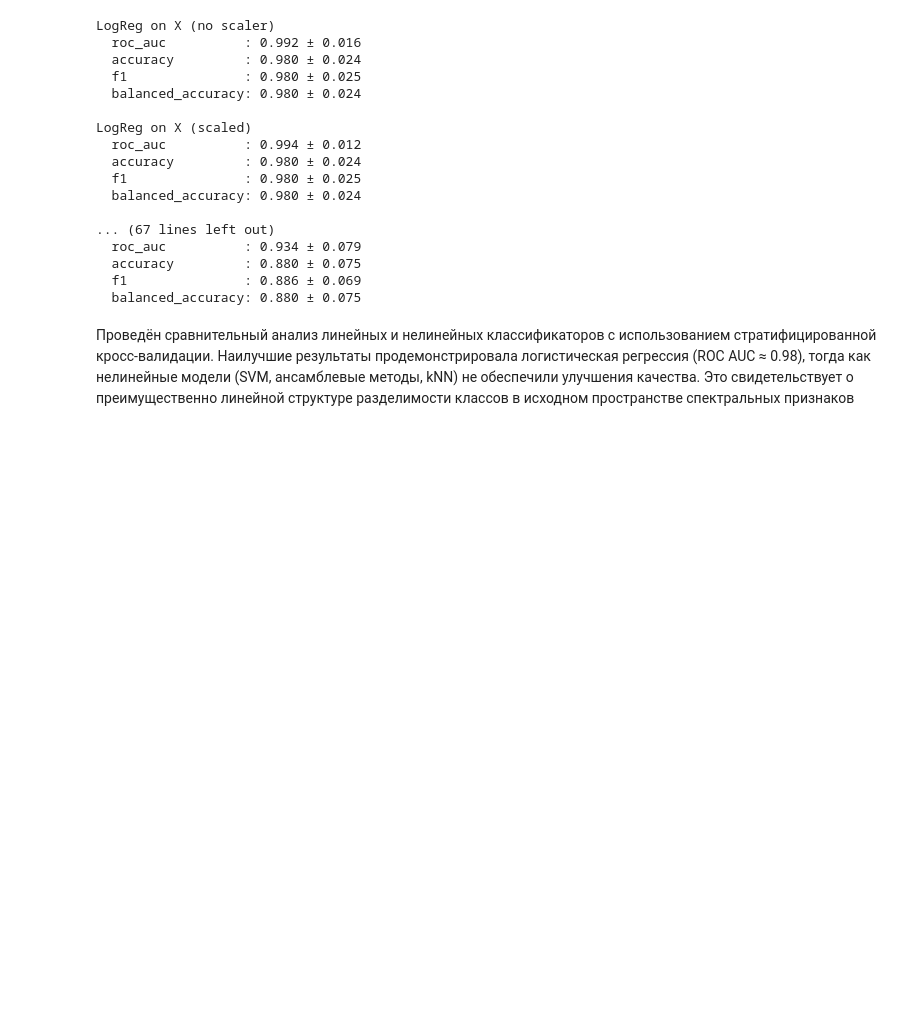
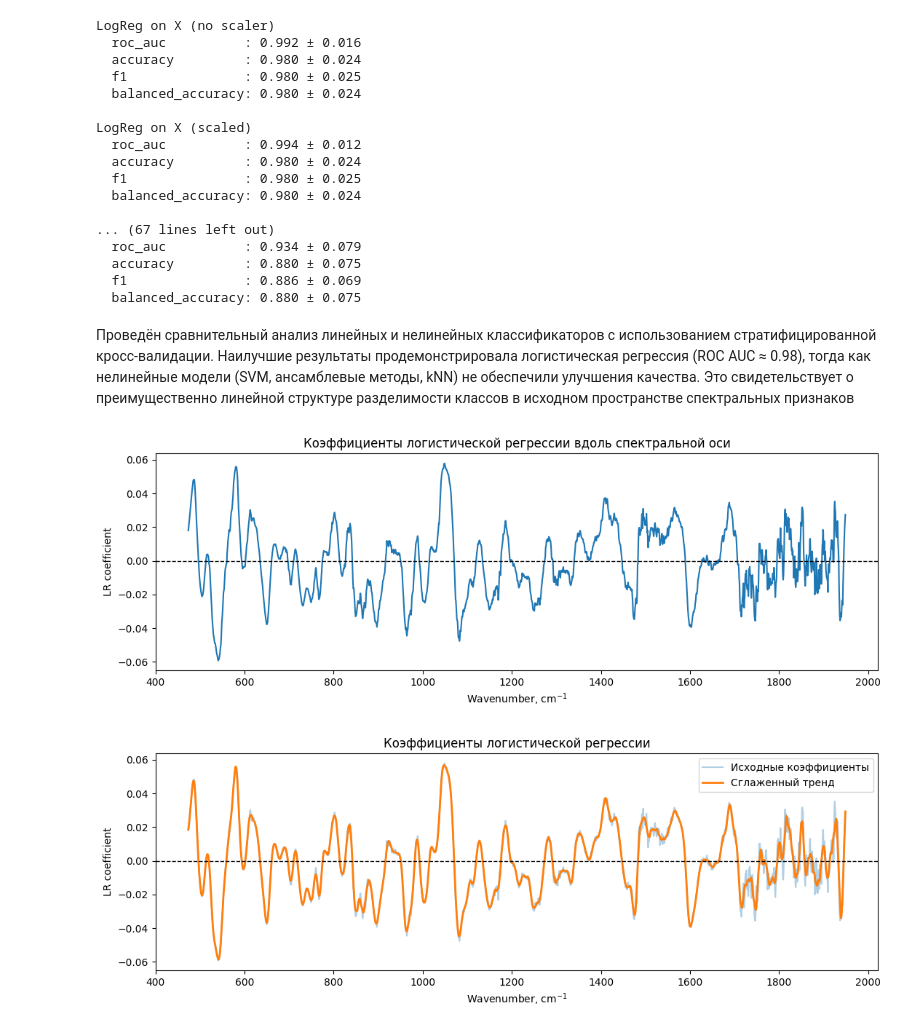
Before and after one commit to nstk24/diplomist, a Jupyter notebook: первый.ipynb, the cells around one changed output. Drawn from its saved outputs; the diff is of its cells as text; code cells hidden in the pictures; blank space fills up the shorter version.

```diff
--- a/первый.ipynb
+++ b/первый.ipynb
@@ -458,3 +456,50 @@ LogReg on X (scaled)
   balanced_accuracy: 0.880 ± 0.075
 # %% [markdown]
 Проведён сравнительный анализ линейных и нелинейных классификаторов с использованием стратифицированной кросс-валидации. Наилучшие результаты продемонстрировала логистическая регрессия (ROC AUC ≈ 0.98), тогда как нелинейные модели (SVM, ансамблевые методы, kNN) не обеспечили улучшения качества. Это свидетельствует о преимущественно линейной структуре разделимости классов в исходном пространстве спектральных признаков
+# %%
+import numpy as np
+import matplotlib.pyplot as plt
+
+from sklearn.pipeline import Pipeline
+from sklearn.preprocessing import StandardScaler
+from sklearn.linear_model import LogisticRegression
+
+# Финальный пайплайн
+pipe_lr = Pipeline([
+    ("scaler", StandardScaler()),
+    ("clf", LogisticRegression(max_iter=5000))
+])
+
+# Обучаем на всём рабочем датасете
+pipe_lr.fit(X_clean, y_clean)
+
+# Коэффициенты логистической регрессии
+coef = pipe_lr.named_steps["clf"].coef_.ravel()
+
+# График коэффициентов
+plt.figure(figsize=(11,4))
+plt.plot(wavenumber_clean, coef)
+plt.axhline(0, color="black", linestyle="--", linewidth=1)
+plt.xlabel("Wavenumber, cm$^{-1}$")
+plt.ylabel("LR coefficient")
+plt.title("Коэффициенты логистической регрессии вдоль спектральной оси")
+plt.tight_layout()
+plt.show()
+
+from scipy.signal import savgol_filter
+
+coef_smooth = savgol_filter(coef, window_length=21, polyorder=3)
+
+plt.figure(figsize=(11,4))
+plt.plot(wavenumber_clean, coef, alpha=0.35, label="Исходные коэффициенты")
+plt.plot(wavenumber_clean, coef_smooth, linewidth=2, label="Сглаженный тренд")
+plt.axhline(0, color="black", linestyle="--", linewidth=1)
+plt.xlabel("Wavenumber, cm$^{-1}$")
+plt.ylabel("LR coefficient")
+plt.title("Коэффициенты логистической регрессии")
+plt.legend()
+plt.tight_layout()
+plt.show()
+# %% [output]
+[figure, added]
+[figure, added]
```
Also changed, not shown: parts of 3 cells of this notebook.
